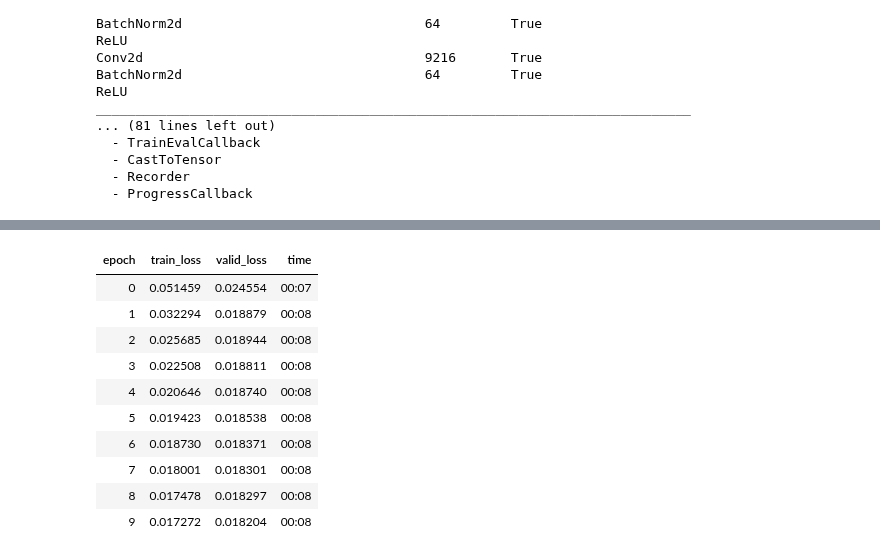
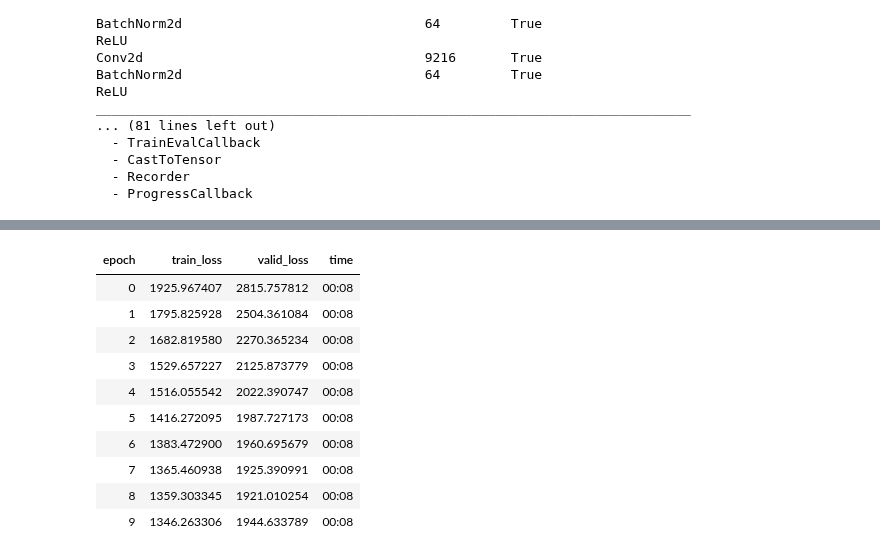
Before and after one commit to bmandracchia/Noise2Model, a Jupyter notebook: nbs/94_demo_demo4.ipynb, the cells around one changed output, grey strips where cells are left out. Drawn from its saved outputs; the diff is of its cells as text; code cells hidden in the pictures.

```diff
--- a/nbs/94_demo_demo4.ipynb
+++ b/nbs/94_demo_demo4.ipynb
@@ -60,8 +60,32 @@ net = Noise2NoiseFlow(x_shape[1:], arch='gain', denoiser=UNet(3))
 # test_eq(denoised.shape, x.shape)
 # %% [output]
 |-Gain
+# %%
+def SymmetricLoss(noisy1:Tensor, noisy2:Tensor) -> Tensor:
+        denoised1 = learn.denoise(noisy1, clip=False)
+        denoised2 = learn.denoise(noisy2, clip=False)
+
+        mse_loss1 = learn.denoiser_loss(denoised1, noisy2)
+        mse_loss2 = learn.denoiser_loss(denoised2, noisy1)
+
+        denoised1 = torch.clamp(denoised1, 0., 1.)
+        denoised2 = torch.clamp(denoised2, 0., 1.)
+
+        noise1 = noisy1 - denoised2
+        noise2 = noisy2 - denoised1
+
+        # kwargs.update({'clean' : denoised2})
+        nll1, _ = learn.noise_flow.loss(noise1, clean=denoised2)
+
+        # kwargs.update({'clean' : denoised1})
+        nll2, _ = learn.noise_flow.loss(noise2, clean=denoised1)
+
+        nll = (nll1 + nll2) / 2
+        mse_loss = (mse_loss1 + mse_loss2) / 2
+
+        return nll + learn.lmbda * mse_loss
 # %%
-learn = Learner(dls, net, loss_func=F.l1_loss)
+learn = Learner(dls, net, loss_func=SymmetricLoss)
 learn.summary()
 # %% [output]
 [interactive output not drawn]
@@ -89,17 +117,17 @@ ____________________________________________________________________________
 # %%
-learn.fit_one_cycle(10, lr_max=1e-03) #cbs=ShowGraphCallback()
+learn.fit_one_cycle(10, lr_max=1e-01) #cbs=ShowGraphCallback()
 # %% [output]
 | epoch | train_loss | valid_loss | time |
-| 0 | 0.051459 | 0.024554 | 00:07 |
-| 1 | 0.032294 | 0.018879 | 00:08 |
-| 2 | 0.025685 | 0.018944 | 00:08 |
-| 3 | 0.022508 | 0.018811 | 00:08 |
-| 4 | 0.020646 | 0.018740 | 00:08 |
-| 5 | 0.019423 | 0.018538 | 00:08 |
-| 6 | 0.018730 | 0.018371 | 00:08 |
-| 7 | 0.018001 | 0.018301 | 00:08 |
-| 8 | 0.017478 | 0.018297 | 00:08 |
-| 9 | 0.017272 | 0.018204 | 00:08 |
+| 0 | 1925.967407 | 2815.757812 | 00:08 |
+| 1 | 1795.825928 | 2504.361084 | 00:08 |
+| 2 | 1682.819580 | 2270.365234 | 00:08 |
+| 3 | 1529.657227 | 2125.873779 | 00:08 |
+| 4 | 1516.055542 | 2022.390747 | 00:08 |
+| 5 | 1416.272095 | 1987.727173 | 00:08 |
+| 6 | 1383.472900 | 1960.695679 | 00:08 |
+| 7 | 1365.460938 | 1925.390991 | 00:08 |
+| 8 | 1359.303345 | 1921.010254 | 00:08 |
+| 9 | 1346.263306 | 1944.633789 | 00:08 |
 # %%
 learn.show_results(max_n=10, cmap='gray')
 # %% [output]
```
Also changed, not shown: parts of 5 cells of this notebook, 3 other files.
